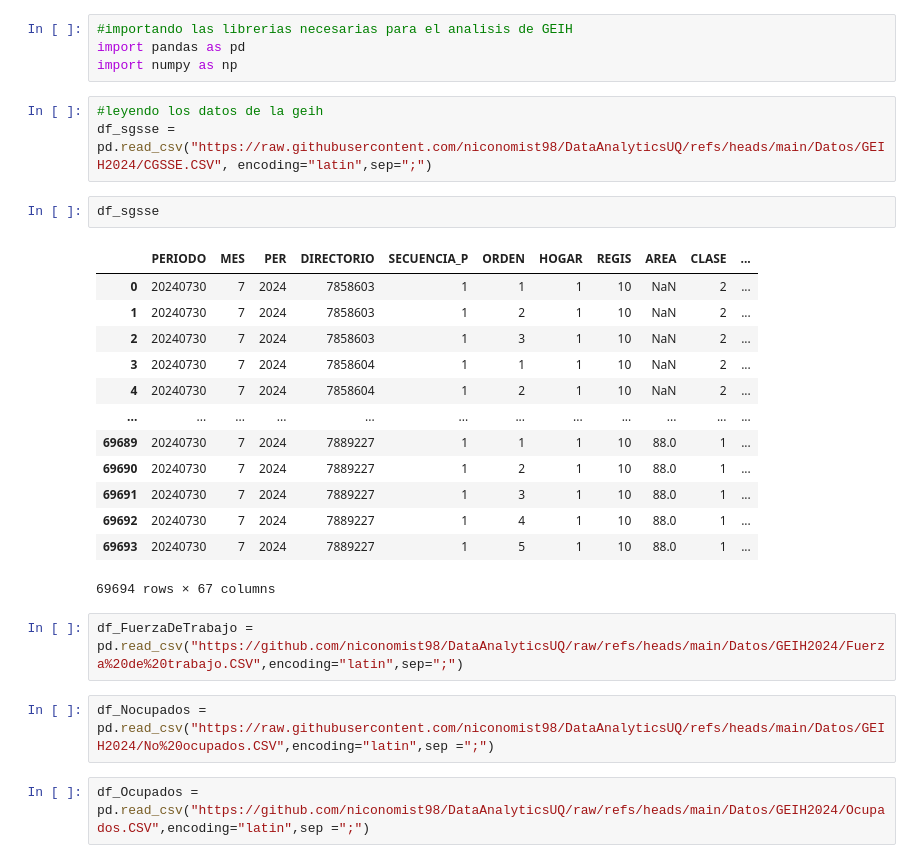
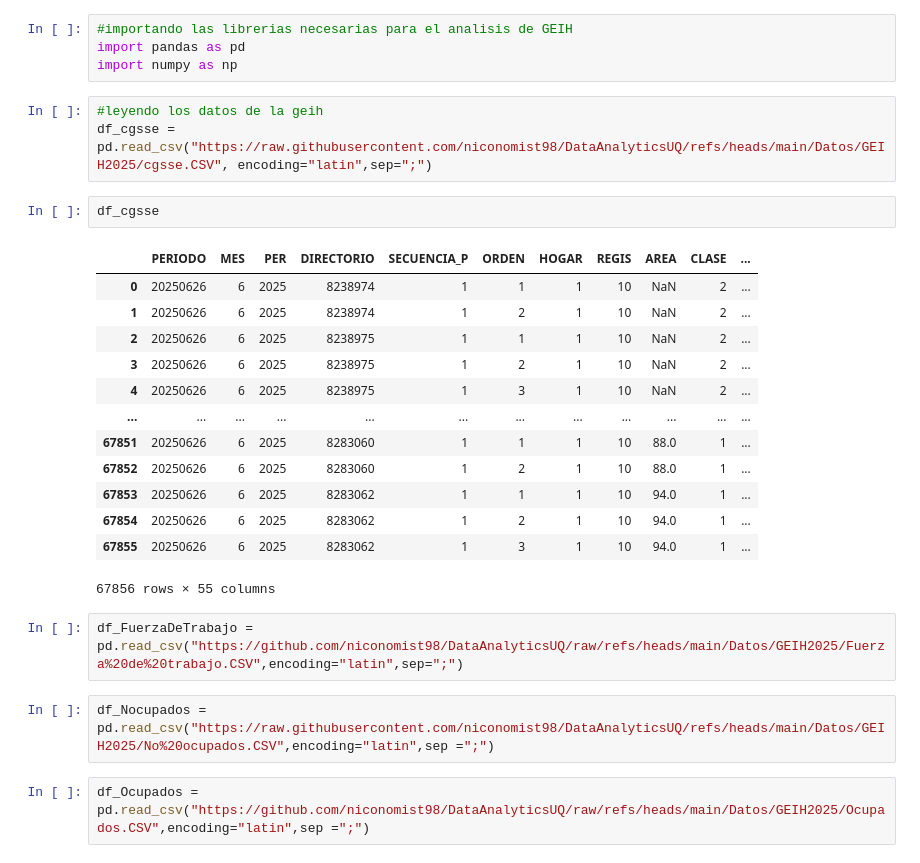
Before and after one commit to jrsrodass/conexionterritorial, a Jupyter notebook: Notebooks/02- GEIH24_Manipulacion_tablas.ipynb, the cells around one changed output. Drawn from its saved outputs; the diff is of its cells as text.

```diff
--- a/Notebooks/02- GEIH24_Manipulacion_tablas.ipynb
+++ b/Notebooks/02- GEIH24_Manipulacion_tablas.ipynb
@@ -4,29 +4,29 @@ import pandas as pd
 import numpy as np
 # %%
 #leyendo los datos de la geih
-df_sgsse = pd.read_csv("https://raw.githubusercontent.com/niconomist98/DataAnalyticsUQ/refs/heads/main/Datos/GEIH2024/CGSSE.CSV", encoding="latin",sep=";")
+df_cgsse = pd.read_csv("https://raw.githubusercontent.com/niconomist98/DataAnalyticsUQ/refs/heads/main/Datos/GEIH2025/cgsse.CSV", encoding="latin",sep=";")
 # %%
-df_sgsse
+df_cgsse
 # %% [output]
 |  | PERIODO | MES | PER | DIRECTORIO | SECUENCIA_P | ORDEN | HOGAR | REGIS | AREA | CLASE | ... |
-| 0 | 20240730 | 7 | 2024 | 7858603 | 1 | 1 | 1 | 10 | NaN | 2 | ... |
-| 1 | 20240730 | 7 | 2024 | 7858603 | 1 | 2 | 1 | 10 | NaN | 2 | ... |
-| 2 | 20240730 | 7 | 2024 | 7858603 | 1 | 3 | 1 | 10 | NaN | 2 | ... |
-| 3 | 20240730 | 7 | 2024 | 7858604 | 1 | 1 | 1 | 10 | NaN | 2 | ... |
-| 4 | 20240730 | 7 | 2024 | 7858604 | 1 | 2 | 1 | 10 | NaN | 2 | ... |
+| 0 | 20250626 | 6 | 2025 | 8238974 | 1 | 1 | 1 | 10 | NaN | 2 | ... |
+| 1 | 20250626 | 6 | 2025 | 8238974 | 1 | 2 | 1 | 10 | NaN | 2 | ... |
+| 2 | 20250626 | 6 | 2025 | 8238975 | 1 | 1 | 1 | 10 | NaN | 2 | ... |
+| 3 | 20250626 | 6 | 2025 | 8238975 | 1 | 2 | 1 | 10 | NaN | 2 | ... |
+| 4 | 20250626 | 6 | 2025 | 8238975 | 1 | 3 | 1 | 10 | NaN | 2 | ... |
 | ... | ... | ... | ... | ... | ... | ... | ... | ... | ... | ... | ... |
-| 69689 | 20240730 | 7 | 2024 | 7889227 | 1 | 1 | 1 | 10 | 88.0 | 1 | ... |
-| 69690 | 20240730 | 7 | 2024 | 7889227 | 1 | 2 | 1 | 10 | 88.0 | 1 | ... |
-| 69691 | 20240730 | 7 | 2024 | 7889227 | 1 | 3 | 1 | 10 | 88.0 | 1 | ... |
-| 69692 | 20240730 | 7 | 2024 | 7889227 | 1 | 4 | 1 | 10 | 88.0 | 1 | ... |
-| 69693 | 20240730 | 7 | 2024 | 7889227 | 1 | 5 | 1 | 10 | 88.0 | 1 | ... |
+| 67851 | 20250626 | 6 | 2025 | 8283060 | 1 | 1 | 1 | 10 | 88.0 | 1 | ... |
+| 67852 | 20250626 | 6 | 2025 | 8283060 | 1 | 2 | 1 | 10 | 88.0 | 1 | ... |
+| 67853 | 20250626 | 6 | 2025 | 8283062 | 1 | 1 | 1 | 10 | 94.0 | 1 | ... |
+| 67854 | 20250626 | 6 | 2025 | 8283062 | 1 | 2 | 1 | 10 | 94.0 | 1 | ... |
+| 67855 | 20250626 | 6 | 2025 | 8283062 | 1 | 3 | 1 | 10 | 94.0 | 1 | ... |
-69694 rows × 67 columns
+67856 rows × 55 columns
 # %%
-df_FuerzaDeTrabajo = pd.read_csv("https://github.com/niconomist98/DataAnalyticsUQ/raw/refs/heads/main/Datos/GEIH2024/Fuerza%20de%20trabajo.CSV",encoding="latin",sep=";")
+df_FuerzaDeTrabajo = pd.read_csv("https://github.com/niconomist98/DataAnalyticsUQ/raw/refs/heads/main/Datos/GEIH2025/Fuerza%20de%20trabajo.CSV",encoding="latin",sep=";")
 # %%
-df_Nocupados = pd.read_csv("https://raw.githubusercontent.com/niconomist98/DataAnalyticsUQ/refs/heads/main/Datos/GEIH2024/No%20ocupados.CSV",encoding="latin",sep =";")
+df_Nocupados = pd.read_csv("https://raw.githubusercontent.com/niconomist98/DataAnalyticsUQ/refs/heads/main/Datos/GEIH2025/No%20ocupados.CSV",encoding="latin",sep =";")
 # %%
-df_Ocupados = pd.read_csv("https://github.com/niconomist98/DataAnalyticsUQ/raw/refs/heads/main/Datos/GEIH2024/Ocupados.CSV",encoding="latin",sep =";")
+df_Ocupados = pd.read_csv("https://github.com/niconomist98/DataAnalyticsUQ/raw/refs/heads/main/Datos/GEIH2025/Ocupados.CSV",encoding="latin",sep =";")
 # %%
 #nueva celda para el ejemplo de commit
 df_Ocupados.head()
```
Also changed, not shown: parts of 8 cells of this notebook.
